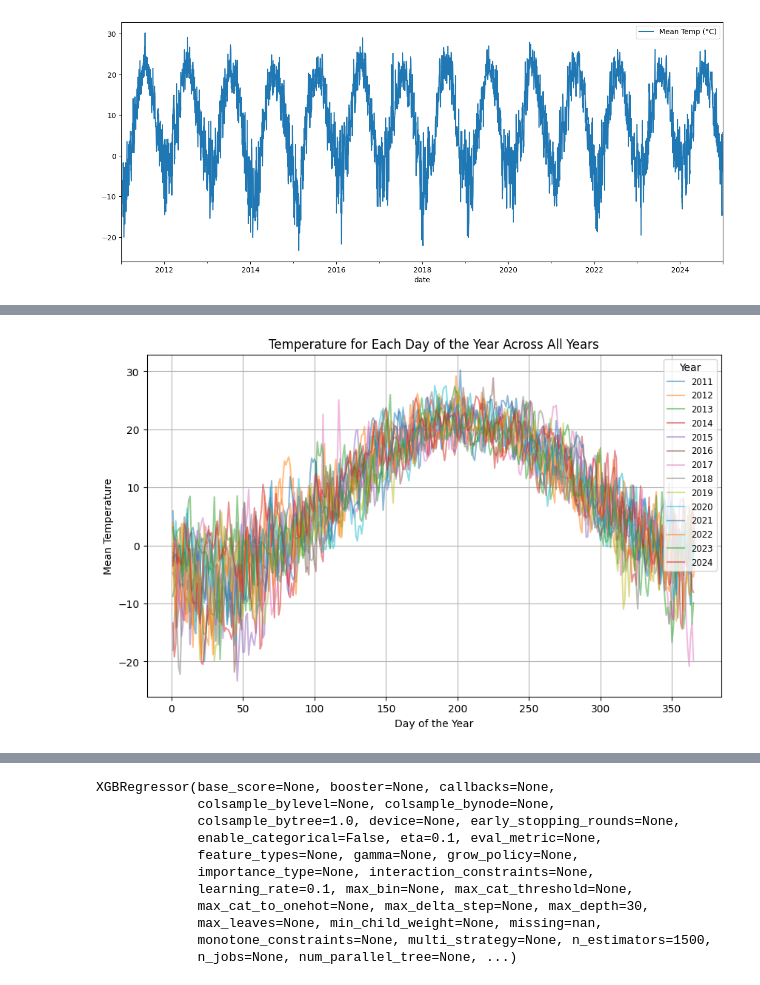
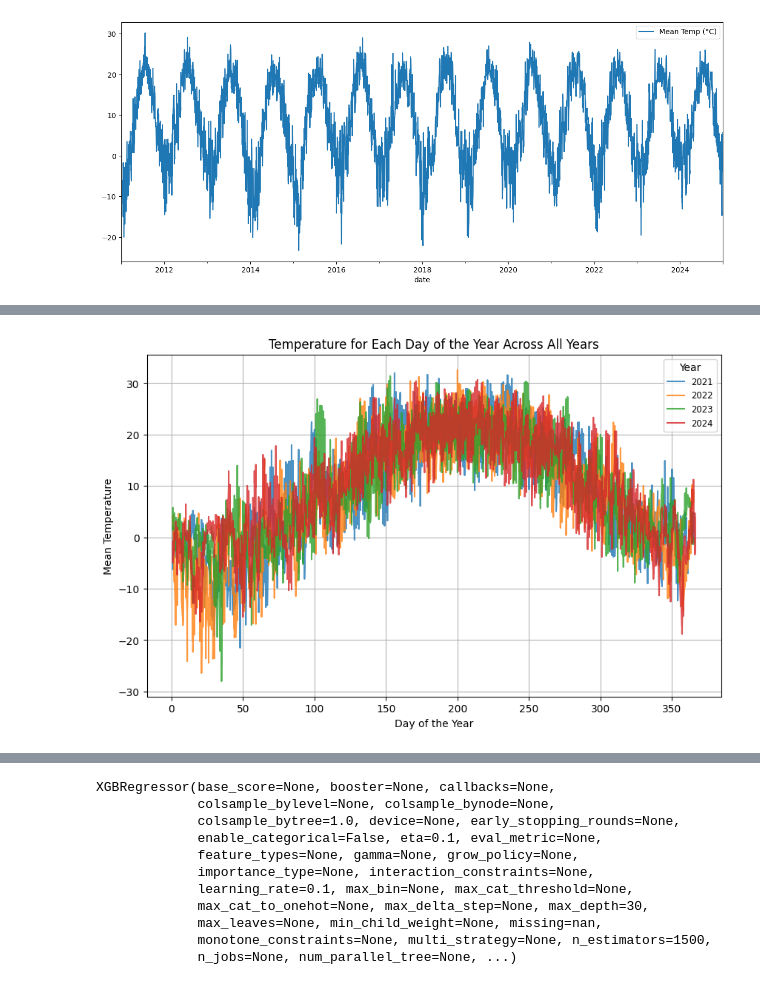
Before and after one commit to Sxres/temperature_predictor_app, a Jupyter notebook: model/training.ipynb, the cells around one changed output, grey strips where cells are left out. Saved outputs shown, nothing was run; the diff lists cells and outputs as text; code cells hidden in the pictures.

```diff
--- a/model/training.ipynb
+++ b/model/training.ipynb
@@ -69,8 +73,14 @@ y2 = timedata["Temp (°C)"]
 # %%
 data['date'] = pd.to_datetime(data[['Year', 'Month', 'Day']])
 data['day_of_year'] = data['date'].dt.dayofyear
+# %%
+timedata['date'] = pd.to_datetime(timedata[['Year', 'Month', 'Day']])
+timedata['day_of_year'] = timedata['date'].dt.dayofyear
 # %%
 data.plot(x='date', y='Mean Temp (°C)', figsize=(15, 6))
 # %% [output]
 <Axes: xlabel='date'>
 [figure]
+# %%
+timedata = timedata.sort_values(by='date')
+timedata.plot(x='date', y='Temp (°C)', figsize=(15, 6))
@@ -77,18 +90,20 @@ data.plot(x='date', y='Mean Temp (°C)', figsize=(15, 6))
 # %%
 plt.figure(figsize=(10, 6))
-for year in data['Year'].unique():
-    yearly_data = data[data['Year'] == year]
+
+# Loop through each unique year in the timedata dataset
+for year in timedata['Year'].unique():
+    yearly_data = timedata[timedata['Year'] == year]
     jitter = np.random.uniform(-0.4, 0.4, size=len(yearly_data))
-    plt.plot(yearly_data['day_of_year'], yearly_data['Mean Temp (°C)'] + jitter, label=year, alpha=0.5)
+    plt.plot(yearly_data['day_of_year'], yearly_data['Temp (°C)'] + jitter, label=year, alpha=0.8)
 
 plt.title('Temperature for Each Day of the Year Across All Years')
 plt.xlabel('Day of the Year')
 plt.ylabel('Mean Temperature')
 plt.legend(title='Year', loc='upper right', fontsize='small', markerscale=2)
 plt.grid(True)
 plt.show()
 # %% [output]
-[figure, old version]
+[figure, new version]
 # %%
 x_train, x_test, y_train, y_test = train_test_split(X, y, test_size=0.1, random_state=80, shuffle=True)
 # %%
```
Also changed, not shown: parts of 25 cells of this notebook, 46 other files.
